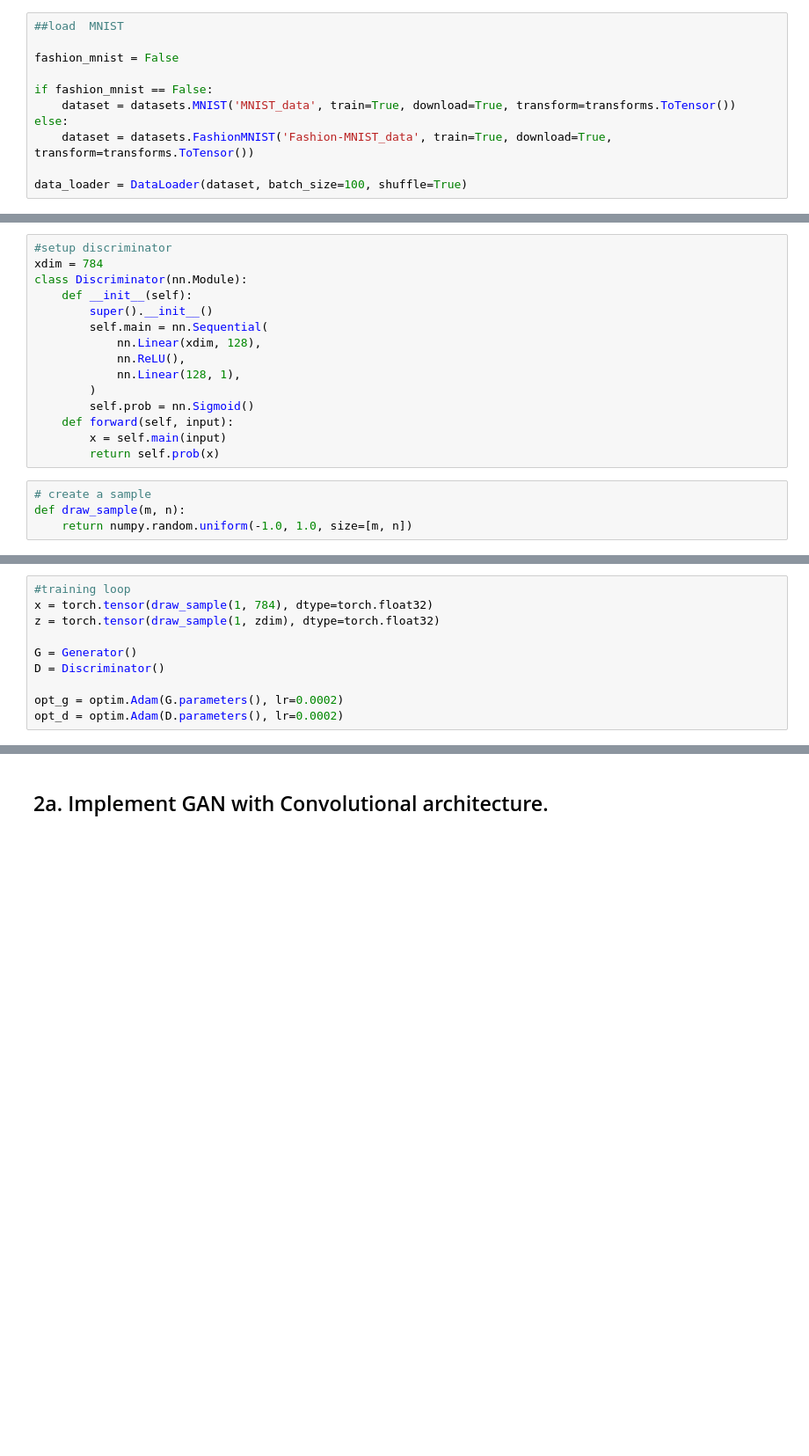
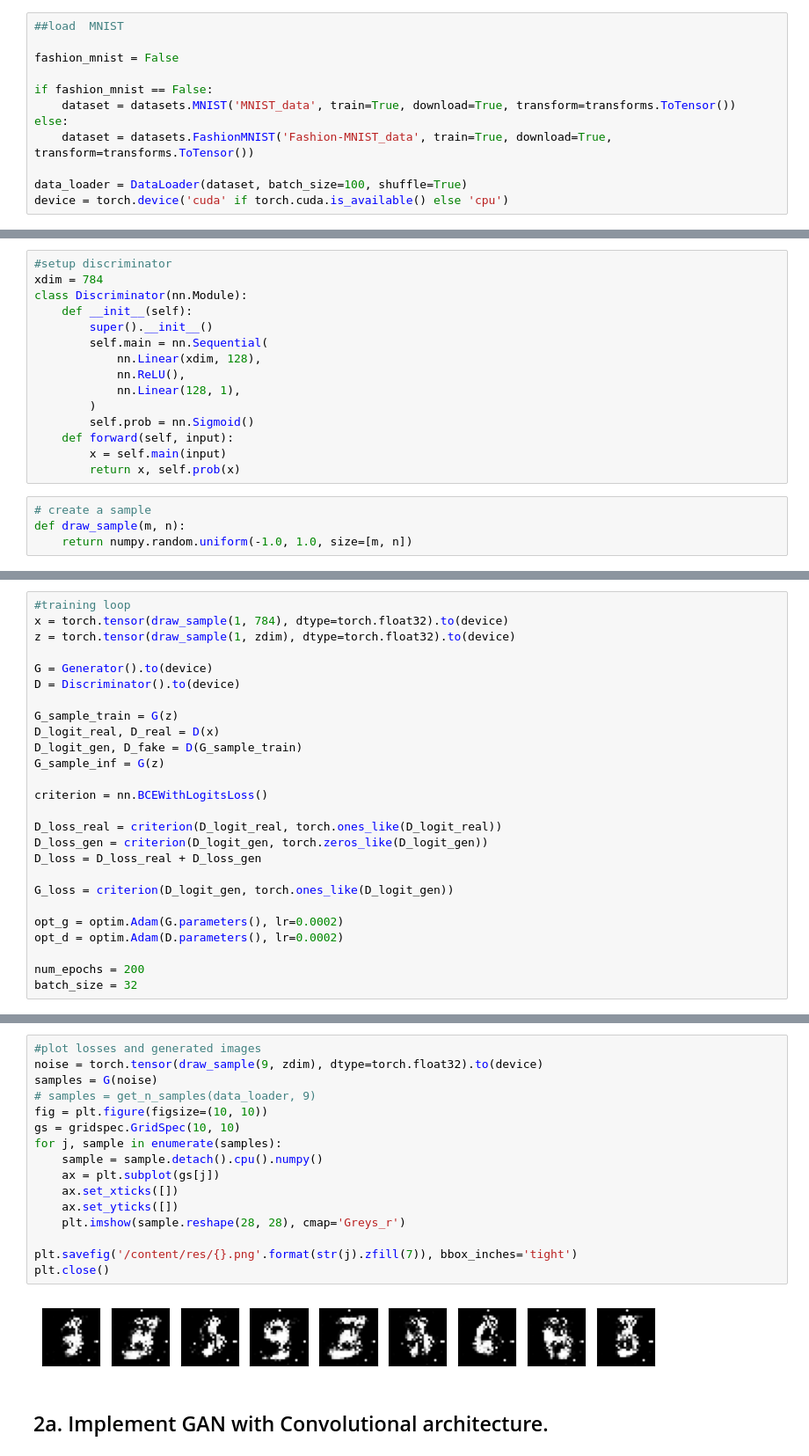
Before and after one commit to zubejda/Advanced_DL, a Jupyter notebook: minimal_GAN.ipynb, the cells around one changed output, grey strips where cells are left out. Shown at 88% size. Drawn from its saved outputs; the diff is of its cells as text; blank space fills up the shorter version.

Commit message:
finished the training loop but the loss is way too high. need to work on it

```diff
--- a/minimal_GAN.ipynb
+++ b/minimal_GAN.ipynb
@@ -33,3 +34,4 @@ else:
     dataset = datasets.FashionMNIST('Fashion-MNIST_data', train=True, download=True, transform=transforms.ToTensor())
 
 data_loader = DataLoader(dataset, batch_size=100, shuffle=True)
+device = torch.device('cuda' if torch.cuda.is_available() else 'cpu')
@@ -61,7 +95,7 @@ class Discriminator(nn.Module):
         self.prob = nn.Sigmoid()
     def forward(self, input):
         x = self.main(input)
-        return self.prob(x)
+        return x, self.prob(x)
 # %%
 # create a sample
 def draw_sample(m, n):
@@ -69,10 +117,26 @@ def draw_sample(m, n):
 # %%
 #training loop
-x = torch.tensor(draw_sample(1, 784), dtype=torch.float32)
-z = torch.tensor(draw_sample(1, zdim), dtype=torch.float32)
+x = torch.tensor(draw_sample(1, 784), dtype=torch.float32).to(device)
+z = torch.tensor(draw_sample(1, zdim), dtype=torch.float32).to(device)
 
-G = Generator()
-D = Discriminator()
+G = Generator().to(device)
+D = Discriminator().to(device)
+
+G_sample_train = G(z)
+D_logit_real, D_real = D(x)
+D_logit_gen, D_fake = D(G_sample_train)
+G_sample_inf = G(z)
+
+criterion = nn.BCEWithLogitsLoss()
+
+D_loss_real = criterion(D_logit_real, torch.ones_like(D_logit_real))
+D_loss_gen = criterion(D_logit_gen, torch.zeros_like(D_logit_gen))
+D_loss = D_loss_real + D_loss_gen
+
+G_loss = criterion(D_logit_gen, torch.ones_like(D_logit_gen))
 
 opt_g = optim.Adam(G.parameters(), lr=0.0002)
 opt_d = optim.Adam(D.parameters(), lr=0.0002)
+
+num_epochs = 200
+batch_size = 32
@@ -81,3 +200,21 @@ opt_d = optim.Adam(D.parameters(), lr=0.0002)
+# %%
+#plot losses and generated images
+noise = torch.tensor(draw_sample(9, zdim), dtype=torch.float32).to(device)
+samples = G(noise)
+# samples = get_n_samples(data_loader, 9)
+fig = plt.figure(figsize=(10, 10))
+gs = gridspec.GridSpec(10, 10)
+for j, sample in enumerate(samples):
+    sample = sample.detach().cpu().numpy()
+    ax = plt.subplot(gs[j])
+    ax.set_xticks([])
+    ax.set_yticks([])
+    plt.imshow(sample.reshape(28, 28), cmap='Greys_r')
+
+plt.savefig('/content/res/{}.png'.format(str(j).zfill(7)), bbox_inches='tight')
+plt.close()
+# %% [output]
+[figure, added]
 # %% [markdown]
 ## 2a. Implement GAN with Convolutional architecture.
 # %% [markdown]
```
Also changed, not shown: parts of 5 cells of this notebook.
